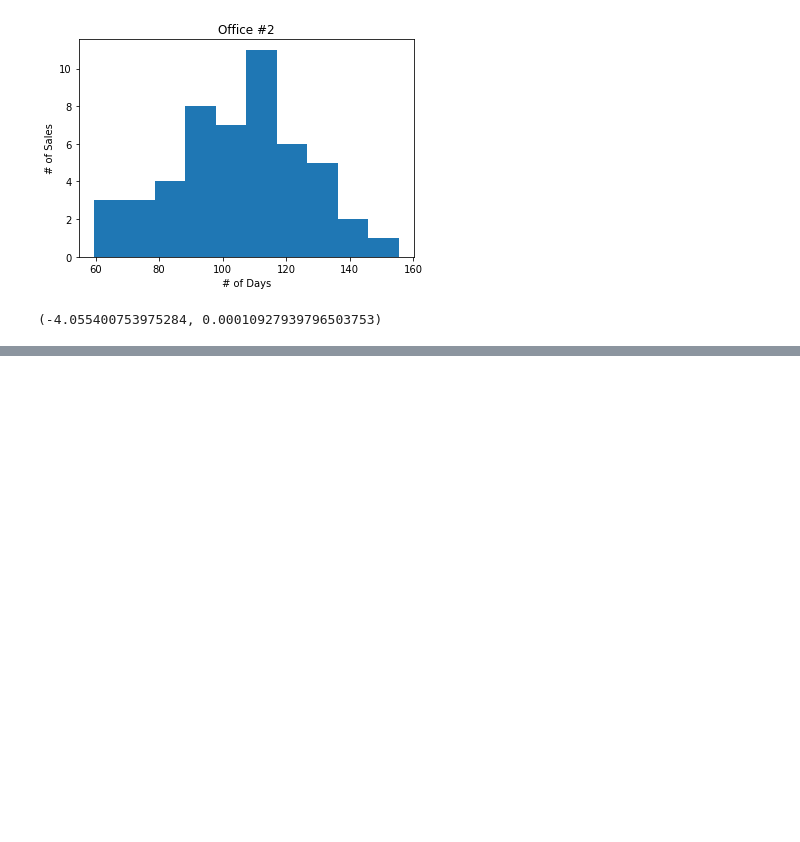
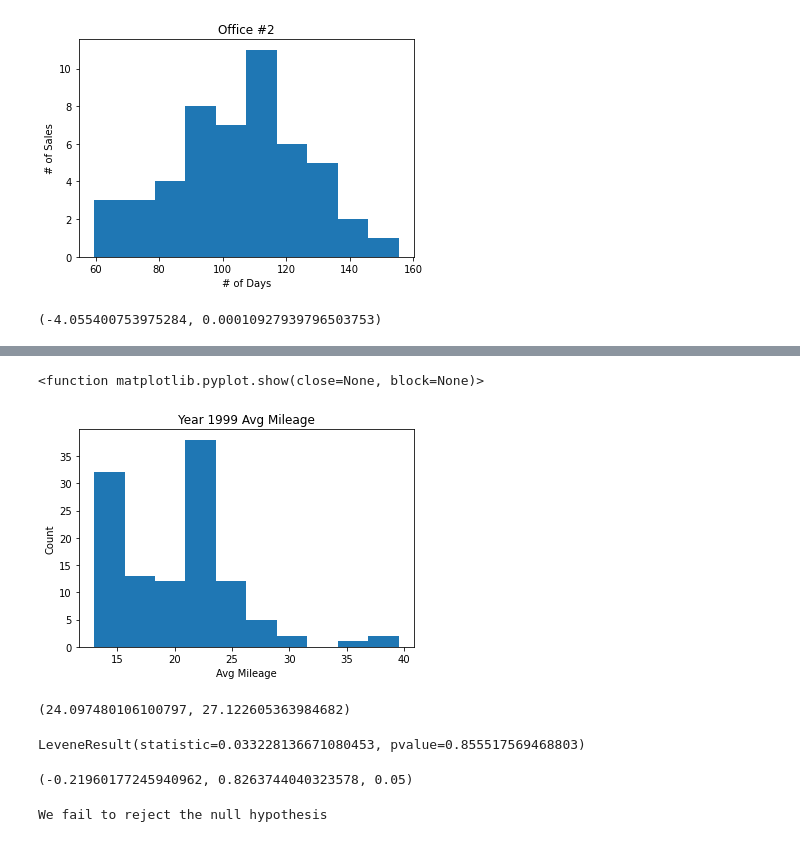
Before and after one commit to javahava1222/statistics-exercises, a Jupyter notebook: hypothesis_testing.ipynb, the cells around one changed output, grey strips where cells are left out. Drawn from its saved outputs; the diff is of its cells as text; code cells hidden in the pictures; blank space fills up the shorter version.

```diff
--- a/hypothesis_testing.ipynb
+++ b/hypothesis_testing.ipynb
@@ -130,0 +147,33 @@ df
+# %%
+
+plt.hist(yr99.avg_mileage)
+plt.title('Year 1999 Avg Mileage')
+plt.xlabel('Avg Mileage')
+plt.ylabel('Count')
+plt.show
+# %% [output]
+<function matplotlib.pyplot.show(close=None, block=None)>
+[figure, added]
+# %%
+# Verify assumptions -- Normal distribution, Independent variables, equal variance
+
+yr08.avg_mileage.var(), yr99.avg_mileage.var()
+# %% [output]
+(24.097480106100797, 27.122605363984682)
+# %%
+stats.levene(yr08.avg_mileage, yr99.avg_mileage)
+# %% [output]
+LeveneResult(statistic=0.033228136671080453, pvalue=0.855517569468803)
+# %%
+# Compute t and p
+t, p = stats.ttest_ind(yr08.avg_mileage, yr99.avg_mileage)
+t, p, alpha
+# %% [output]
+(-0.21960177245940962, 0.8263744040323578, 0.05)
+# %%
+if p > alpha:
+    print('We fail to reject the null hypothesis')
+else:
+    print('We reject the null hypothesis')
+# %% [output]
+We fail to reject the null hypothesis
```
Also changed, not shown: parts of 43 cells of this notebook.
